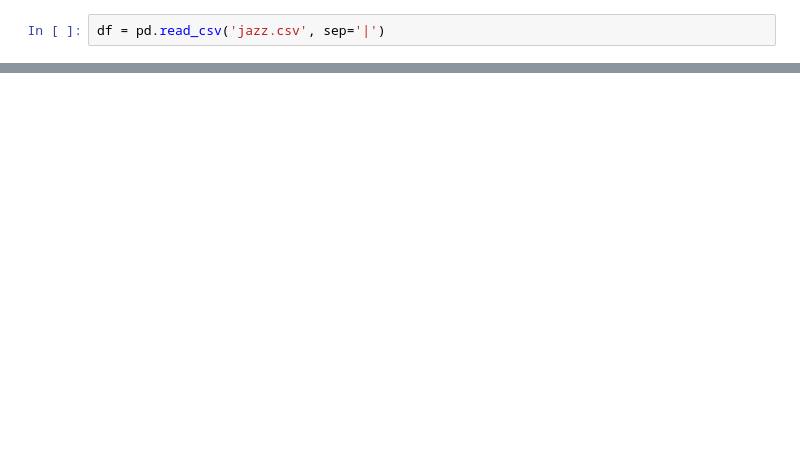
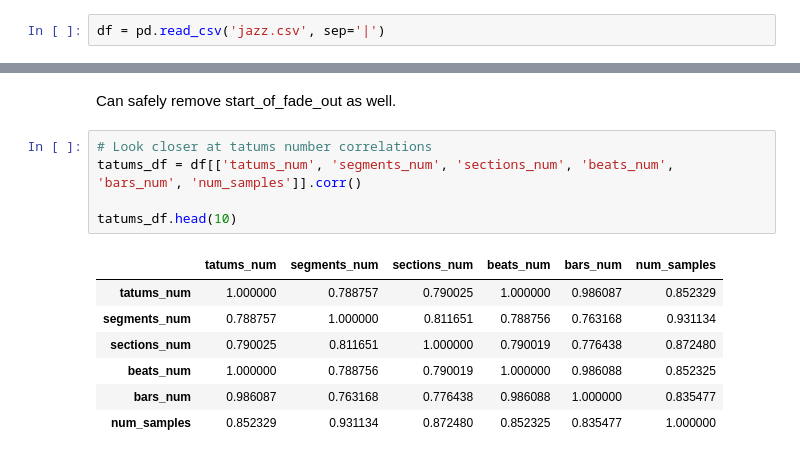
Before and after one commit to LingeJohnsen/Playlist-curator, a Jupyter notebook: Jazzy_notebook.ipynb, the cells around one changed output, grey strips where cells are left out. Drawn from its saved outputs; the diff is of its cells as text; blank space fills up the shorter version.

```diff
--- a/Jazzy_notebook.ipynb
+++ b/Jazzy_notebook.ipynb
@@ -15,0 +252,15 @@ df.head()
+# %% [markdown]
+Can safely remove start_of_fade_out as well.
+# %%
+# Look closer at tatums number correlations
+tatums_df = df[['tatums_num', 'segments_num', 'sections_num', 'beats_num', 'bars_num', 'num_samples']].corr()
+
+tatums_df.head(10)
+# %% [output]
+|  | tatums_num | segments_num | sections_num | beats_num | bars_num | num_samples |
+| tatums_num | 1.000000 | 0.788757 | 0.790025 | 1.000000 | 0.986087 | 0.852329 |
+| segments_num | 0.788757 | 1.000000 | 0.811651 | 0.788756 | 0.763168 | 0.931134 |
+| sections_num | 0.790025 | 0.811651 | 1.000000 | 0.790019 | 0.776438 | 0.872480 |
+| beats_num | 1.000000 | 0.788756 | 0.790019 | 1.000000 | 0.986088 | 0.852325 |
+| bars_num | 0.986087 | 0.763168 | 0.776438 | 0.986088 | 1.000000 | 0.835477 |
+| num_samples | 0.852329 | 0.931134 | 0.872480 | 0.852325 | 0.835477 | 1.000000 |
```
Also changed, not shown: parts of 15 cells of this notebook.
